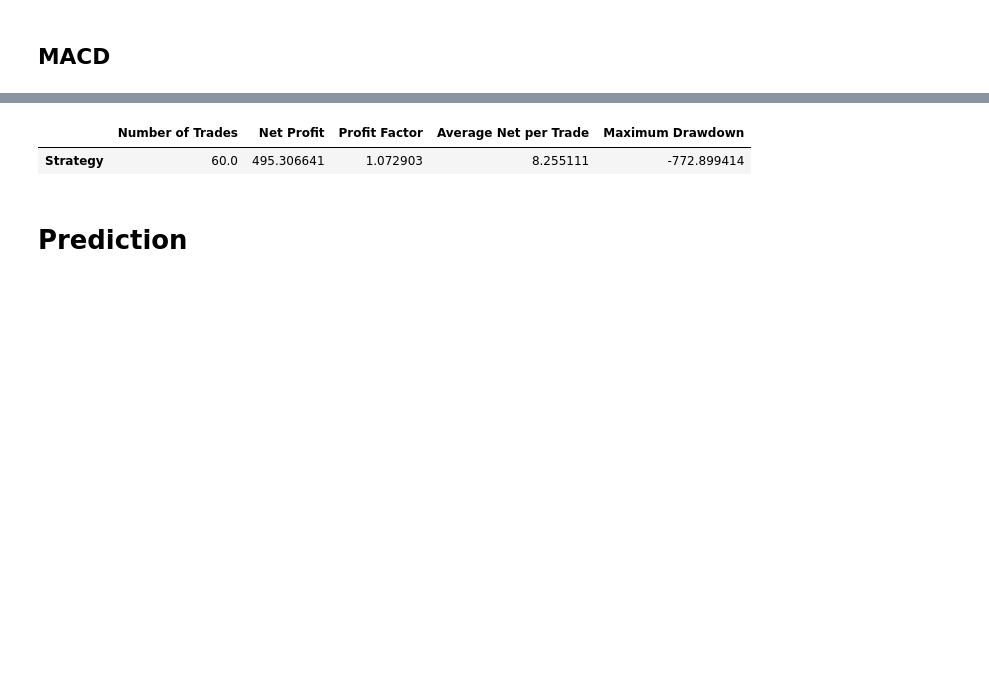
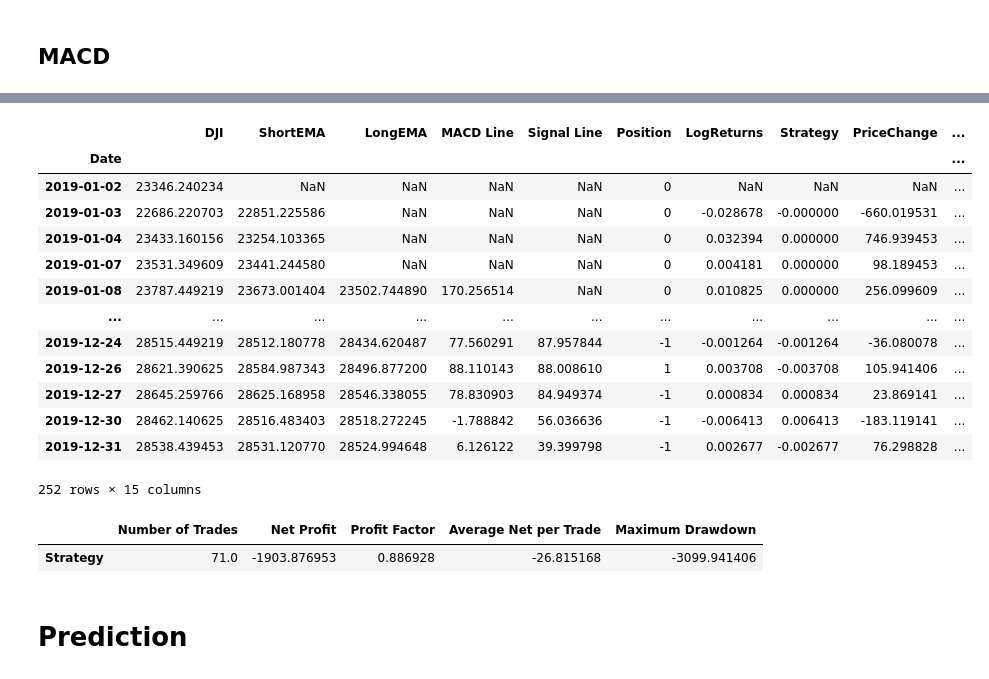
Before and after one commit to hamidreza-rhz/Technical-Analysis-ML-Strategy-Optimization, a Jupyter notebook: main.ipynb, the cells around one changed output, grey strips where cells are left out. Cells and saved outputs as stored; diff of their text form; code cells hidden in the pictures; blank space fills up the shorter version.

```diff
--- a/main.ipynb
+++ b/main.ipynb
@@ -18,9 +18,9 @@ import heapq # Import heapq for getting top elements from a list
 ## **Data**
 # %%
 # Read the CSV file into a DataFrame
-file_address = 'data/ibex.csv'
-# file_address = 'data/dji.csv'
+# file_address = 'data/ibex.csv'
 # file_address = 'data/gdaxi.csv'
+file_address = 'data/dji.csv'
 
 index_name = file_address.split('/')[-1].split('.')[0].upper()
 
@@ -182,10 +276,10 @@ short_range = range(2, 25)
 mid_range = range(5, 41)
 long_range = range(8, 81)
 
-# test
-# short_range = range(2, 5)
-# mid_range = range(5, 7)
-# long_range = range(8, 12)
+# test parameters
+short_range = range(2, 5)
+mid_range = range(5, 7)
+long_range = range(8, 12)
 
 # Run the optimization
 best_combinations, best_c_strategy = optimize_tema_parameters(train_data, index_name, short_range, mid_range, long_range)
@@ -275,10 +408,28 @@ def macd_strategy(df, symbol, short_period, long_period, signal_period):
     return temp
 # %%
 def optimize_macd_parameters(df, symbol, short_range, long_range, signal_range):
+    """
+    Optimize MACD (Moving Average Convergence Divergence) parameters by finding top combinations based on CStrategy.
+
+    Args:
+        df (pd.DataFrame): The input DataFrame.
+        symbol (str): The name of the column representing the price data.
+        short_range (list): A list of short-term EMA period values to consider.
+        long_range (list): A list of long-term EMA period values to consider.
+        signal_range (list): A list of signal line period values to consider.
+
+    Returns:
+        list: A list of best parameter combinations.
+        list: A list of corresponding CStrategy values.
+
+    """
     top_combinations = []
 
+    # Iterate over all combinations of short, long, and signal periods
     for short_period, long_period, signal_period in product(short_range, long_range, signal_range):
-        if short_period < long_period:# and short_period < signal_period and long_period < signal_period:
+        if short_period < long_period:
+
+            # Calculate MACD strategy performance for the combination of periods
             result = macd_strategy(df, symbol, short_period, long_period, signal_period)
             c_strategy = result['CStrategy'].iloc[-1]
 
@@ -300,10 +451,10 @@ short_range = range(2, 10)
 long_range = range(5, 35)
 signal_range = range(5, 20)
 
-# test
-# short_range = range(2, 5)
-# long_range = range(5, 7)
-# signal_range = range(5, 10)
+# test parameters
+short_range = range(2, 5)
+long_range = range(5, 7)
+signal_range = range(5, 10)
 
 # Run the optimization
 best_combinations, best_c_strategy = optimize_macd_parameters(train_data, index_name, short_range, long_range, signal_range)
@@ -354,8 +509,26 @@ Profit Factor: 0.8844230812078434
 # %%
-calculate_metrics(macd_strategy(test_data, index_name, best_macd_params[0], best_macd_params[1], best_macd_params[2]))
+macd_strategy(test_data, index_name, best_macd_params[0], best_macd_params[1], best_macd_params[2])
 # %% [output]
-|  | Number of Trades | Net Profit | Profit Factor | Average Net per Trade | Maximum Drawdown |
-| Strategy | 60.0 | 495.306641 | 1.072903 | 8.255111 | -772.899414 |
+|  | DJI | ShortEMA | LongEMA | MACD Line | Signal Line | Position | LogReturns | Strategy | PriceChange | ... |
+| Date |  |  |  |  |  |  |  |  |  | ... |
+| 2019-01-02 | 23346.240234 | NaN | NaN | NaN | NaN | 0 | NaN | NaN | NaN | ... |
+| 2019-01-03 | 22686.220703 | 22851.225586 | NaN | NaN | NaN | 0 | -0.028678 | -0.000000 | -660.019531 | ... |
+| 2019-01-04 | 23433.160156 | 23254.103365 | NaN | NaN | NaN | 0 | 0.032394 | 0.000000 | 746.939453 | ... |
+| 2019-01-07 | 23531.349609 | 23441.244580 | NaN | NaN | NaN | 0 | 0.004181 | 0.000000 | 98.189453 | ... |
+| 2019-01-08 | 23787.449219 | 23673.001404 | 23502.744890 | 170.256514 | NaN | 0 | 0.010825 | 0.000000 | 256.099609 | ... |
+| ... | ... | ... | ... | ... | ... | ... | ... | ... | ... | ... |
+| 2019-12-24 | 28515.449219 | 28512.180778 | 28434.620487 | 77.560291 | 87.957844 | -1 | -0.001264 | -0.001264 | -36.080078 | ... |
+| 2019-12-26 | 28621.390625 | 28584.987343 | 28496.877200 | 88.110143 | 88.008610 | 1 | 0.003708 | -0.003708 | 105.941406 | ... |
+| 2019-12-27 | 28645.259766 | 28625.168958 | 28546.338055 | 78.830903 | 84.949374 | -1 | 0.000834 | 0.000834 | 23.869141 | ... |
+| 2019-12-30 | 28462.140625 | 28516.483403 | 28518.272245 | -1.788842 | 56.036636 | -1 | -0.006413 | 0.006413 | -183.119141 | ... |
+| 2019-12-31 | 28538.439453 | 28531.120770 | 28524.994648 | 6.126122 | 39.399798 | -1 | 0.002677 | -0.002677 | 76.298828 | ... |
+252 rows × 15 columns
+# %%
+# macd strategy metric outputs
+calculate_metrics(macd_strategy(test_data, index_name, best_macd_params[0], best_macd_params[1], best_macd_params[2]))
+# %% [output]
+|  | Number of Trades | Net Profit | Profit Factor | Average Net per Trade | Maximum Drawdown |
+| Strategy | 71.0 | -1903.876953 | 0.886928 | -26.815168 | -3099.941406 |
 # %% [markdown]
 # **Prediction**
 # %% [markdown]
```
Also changed, not shown: parts of 40 cells of this notebook.
